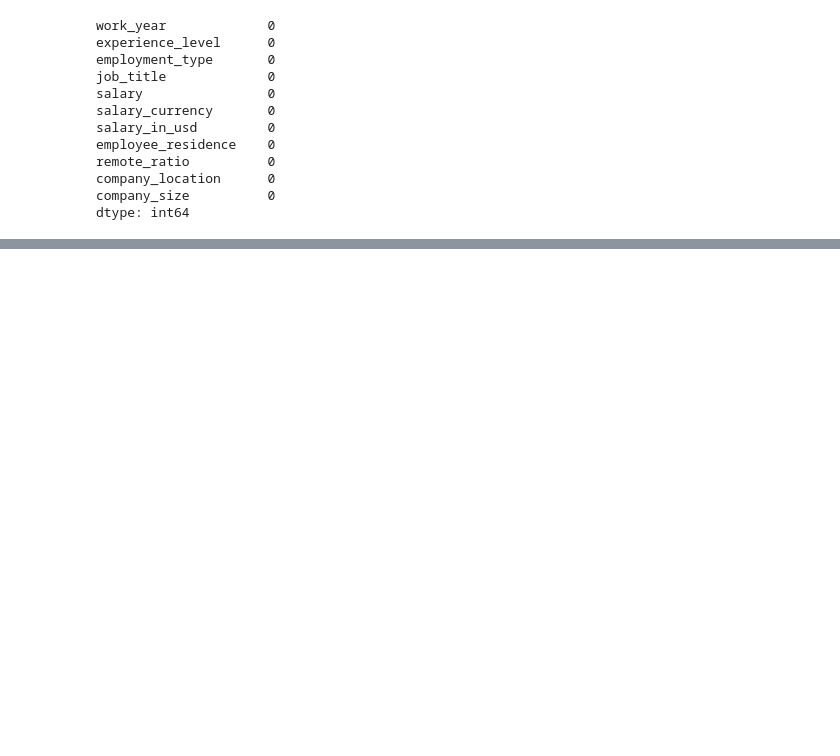
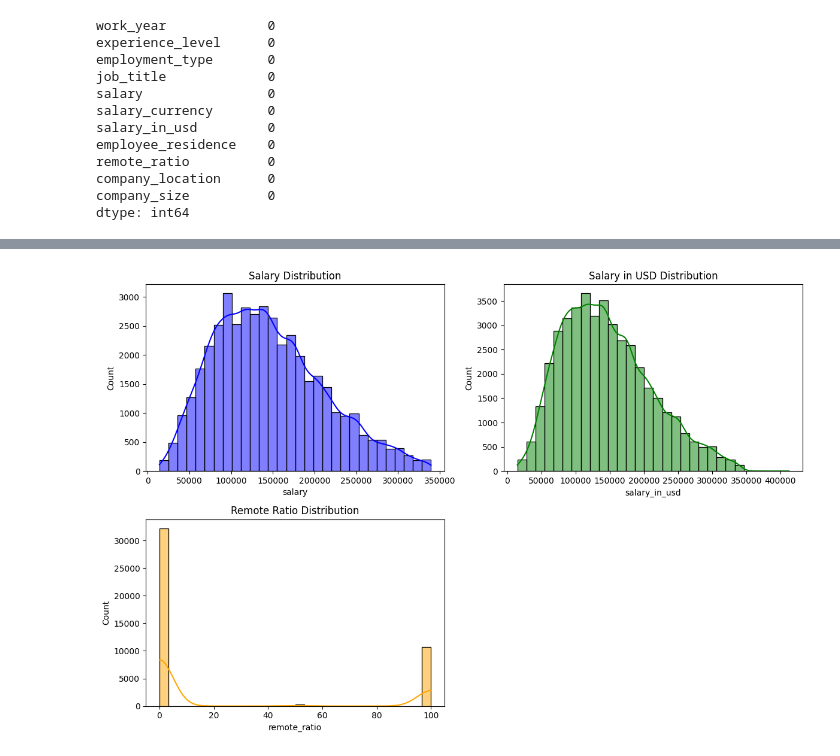
Before and after one commit to Zpicard/CIS490_Project, a Jupyter notebook: CleanData_EDA.ipynb, the cells around one changed output, grey strips where cells are left out. Cells and saved outputs as stored; diff of their text form; code cells hidden in the pictures; blank space fills up the shorter version.

```diff
--- a/CleanData_EDA.ipynb
+++ b/CleanData_EDA.ipynb
@@ -72,0 +142,11 @@ dtype: int64
+# %%
+# Here we remove all duplicates from the dataset
+
+# Remove exact duplicates from the dataset
+df_cleaned_no_duplicates = df_cleaned.drop_duplicates()
+
+# Check how many rows were removed
+print(f"Rows removed: {len(df_cleaned) - len(df_cleaned_no_duplicates)}")
+
+# Optionally, view the first few rows of the cleaned data (without duplicates)
+print(df_cleaned_no_duplicates.head())
@@ -72,0 +204,23 @@ dtype: int64
+# %%
+# Visualizing the distribution of salary, salary_in_usd, and remote_ratio
+plt.figure(figsize=(12, 8))
+
+# Salary Distribution
+plt.subplot(2, 2, 1)
+sns.histplot(df_cleaned_no_duplicates['salary'], bins=30, kde=True, color='blue')
+plt.title('Salary Distribution')
+
+# Salary in USD Distribution
+plt.subplot(2, 2, 2)
+sns.histplot(df_cleaned_no_duplicates['salary_in_usd'], bins=30, kde=True, color='green')
+plt.title('Salary in USD Distribution')
+
+# Remote Ratio Distribution
+plt.subplot(2, 2, 3)
+sns.histplot(df_cleaned_no_duplicates['remote_ratio'], bins=30, kde=True, color='orange')
+plt.title('Remote Ratio Distribution')
+
+plt.tight_layout()
+plt.show()
+# %% [output]
+[figure, added]
```
Also changed, not shown: parts of 8 cells of this notebook.
